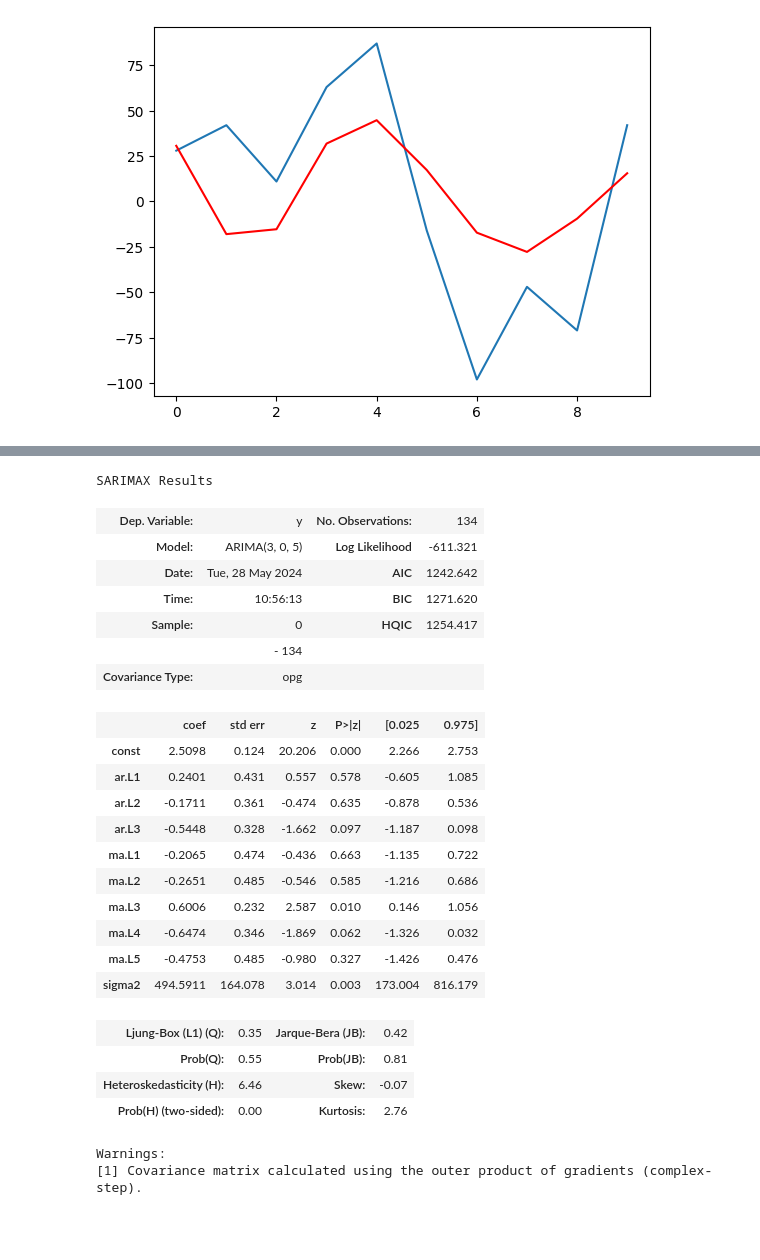
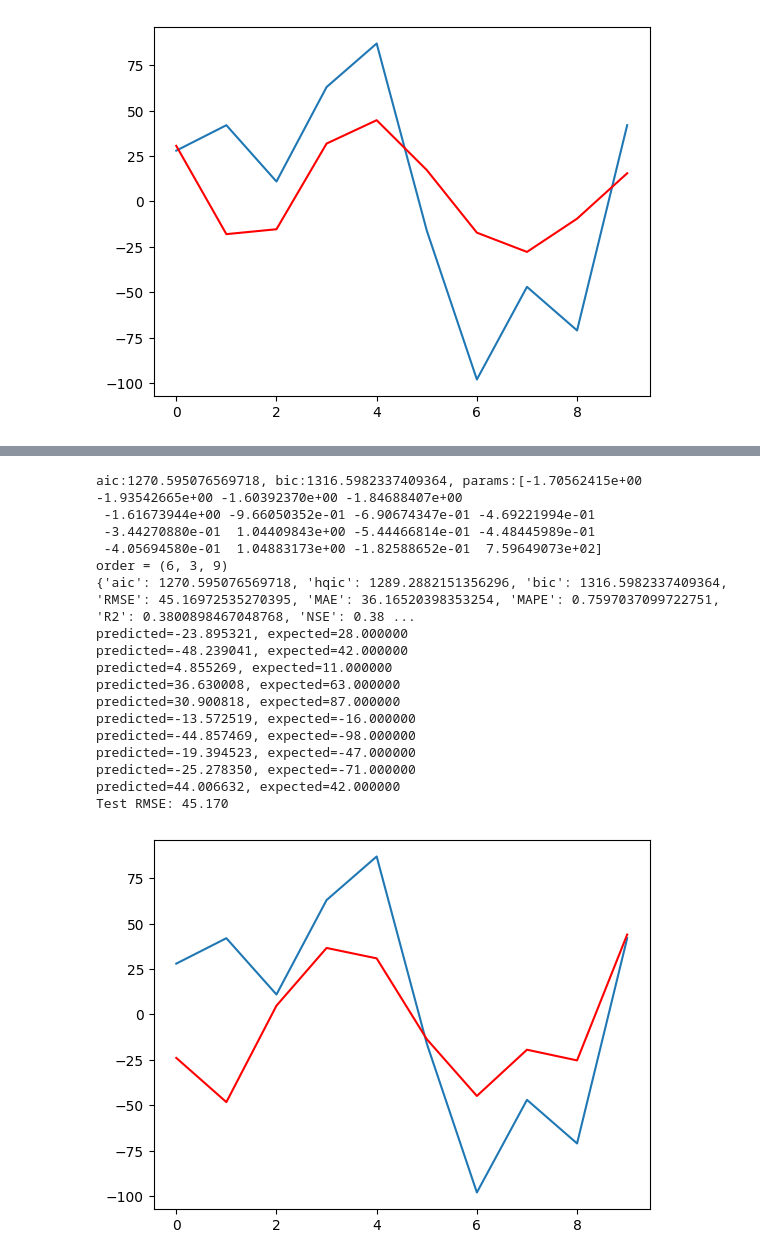
Before and after one commit to luat2003/Programming-for-AI, a Jupyter notebook: time-series/week10/time-series.ipynb, the cells around one changed output, grey strips where cells are left out. Saved outputs shown, nothing was run; the diff lists cells and outputs as text; code cells hidden in the pictures; blank space fills up the shorter version.

Commit message:
update time-series

```diff
--- a/time-series/week10/time-series.ipynb
+++ b/time-series/week10/time-series.ipynb
@@ -385,28 +447,38 @@ plt.show()
-# %%
-model_fit.summary()
-# %% [output]
-SARIMAX Results
-| Dep. Variable: | y | No. Observations: | 134 |
-| Model: | ARIMA(3, 0, 5) | Log Likelihood | -611.321 |
-| Date: | Tue, 28 May 2024 | AIC | 1242.642 |
-| Time: | 10:56:13 | BIC | 1271.620 |
-| Sample: | 0 | HQIC | 1254.417 |
-|  | - 134 |  |  |
-| Covariance Type: | opg |  |  |
-|  | coef | std err | z | P>|z| | [0.025 | 0.975] |
-| const | 2.5098 | 0.124 | 20.206 | 0.000 | 2.266 | 2.753 |
-| ar.L1 | 0.2401 | 0.431 | 0.557 | 0.578 | -0.605 | 1.085 |
-| ar.L2 | -0.1711 | 0.361 | -0.474 | 0.635 | -0.878 | 0.536 |
-| ar.L3 | -0.5448 | 0.328 | -1.662 | 0.097 | -1.187 | 0.098 |
-| ma.L1 | -0.2065 | 0.474 | -0.436 | 0.663 | -1.135 | 0.722 |
-| ma.L2 | -0.2651 | 0.485 | -0.546 | 0.585 | -1.216 | 0.686 |
-| ma.L3 | 0.6006 | 0.232 | 2.587 | 0.010 | 0.146 | 1.056 |
-| ma.L4 | -0.6474 | 0.346 | -1.869 | 0.062 | -1.326 | 0.032 |
-| ma.L5 | -0.4753 | 0.485 | -0.980 | 0.327 | -1.426 | 0.476 |
-| sigma2 | 494.5911 | 164.078 | 3.014 | 0.003 | 173.004 | 816.179 |
-| Ljung-Box (L1) (Q): | 0.35 | Jarque-Bera (JB): | 0.42 |
-| Prob(Q): | 0.55 | Prob(JB): | 0.81 |
-| Heteroskedasticity (H): | 6.46 | Skew: | -0.07 |
-| Prob(H) (two-sided): | 0.00 | Kurtosis: | 2.76 |
-Warnings:
-[1] Covariance matrix calculated using the outer product of gradients (complex-step).
+# %%
+# fit model
+list_orders = [(i,j,k) for i in range(3,7,3) for j in range(3,7,3) for k in range(3,13,3)]
+model = get_best_model_results(list_orders, train, len(data))
+print(f'aic:{model[2].aic}, bic:{model[2].bic}, params:{model[2].params}')
+print("order =", model[1])
+
+print(model[4])
+
+predictions = model[2].predict(start=len(train), end=len(train)+len(test)-1, dynamic=False)
+for i in range(len(predictions)):
+	print('predicted=%f, expected=%f' % (predictions[i], test[i]))
+
+rmse = np.sqrt(mean_squared_error(test, predictions))
+print('Test RMSE: %.3f' % rmse)
+# plot results
+plt.plot(test)
+plt.plot(predictions, color='red')
+plt.show()
+# %% [output]
+aic:1270.595076569718, bic:1316.5982337409364, params:[-1.70562415e+00 -1.93542665e+00 -1.60392370e+00 -1.84688407e+00
+ -1.61673944e+00 -9.66050352e-01 -6.90674347e-01 -4.69221994e-01
+ -3.44270880e-01  1.04409843e+00 -5.44466814e-01 -4.48445989e-01
+ -4.05694580e-01  1.04883173e+00 -1.82588652e-01  7.59649073e+02]
+order = (6, 3, 9)
+{'aic': 1270.595076569718, 'hqic': 1289.2882151356296, 'bic': 1316.5982337409364, 'RMSE': 45.16972535270395, 'MAE': 36.16520398353254, 'MAPE': 0.7597037099722751, 'R2': 0.3800898467048768, 'NSE': 0.38 ...
+predicted=-23.895321, expected=28.000000
+predicted=-48.239041, expected=42.000000
+predicted=4.855269, expected=11.000000
+predicted=36.630008, expected=63.000000
+predicted=30.900818, expected=87.000000
+predicted=-13.572519, expected=-16.000000
+predicted=-44.857469, expected=-98.000000
+predicted=-19.394523, expected=-47.000000
+predicted=-25.278350, expected=-71.000000
+predicted=44.006632, expected=42.000000
+Test RMSE: 45.170
+[figure, added]
```
Also changed, not shown: parts of 5 cells of this notebook.
